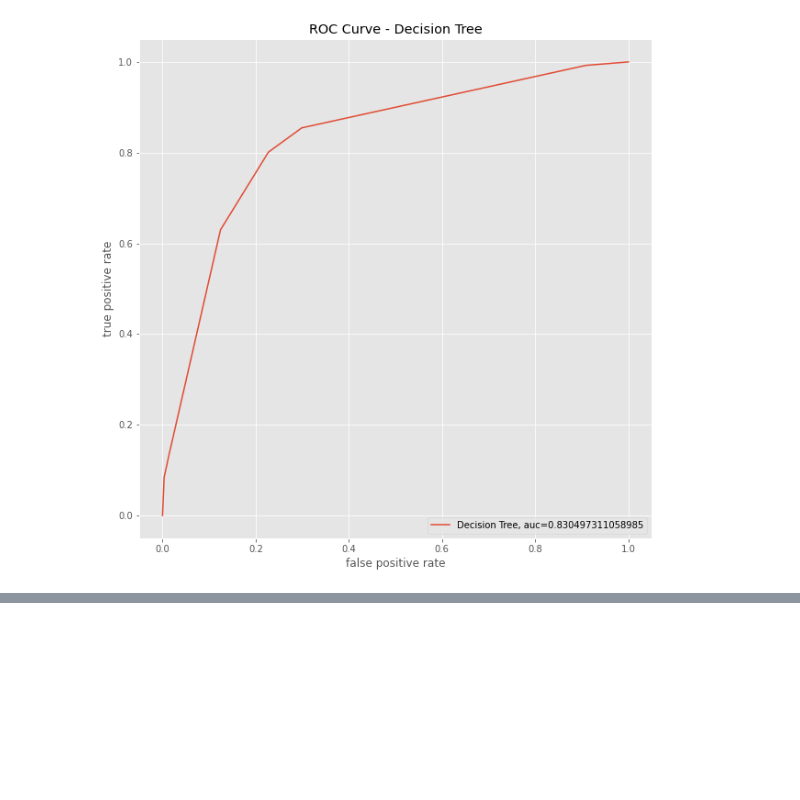
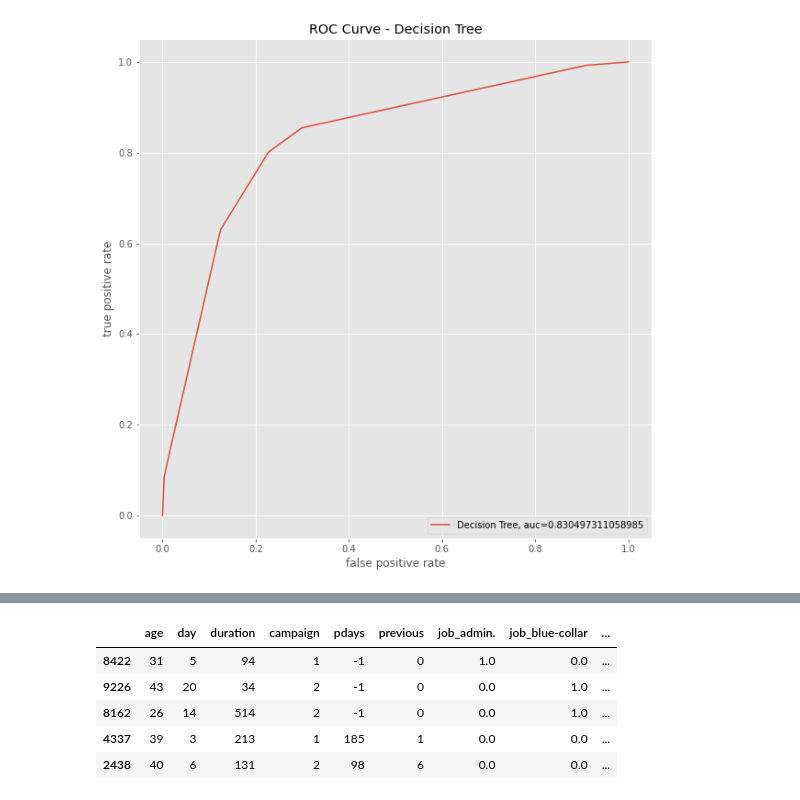
Before and after one commit to annisasuciati/Classification-Bank-Marketing, a Jupyter notebook: Classification_Bank_Marketing.ipynb, the cells around one changed output, grey strips where cells are left out. Saved outputs shown, nothing was run; the diff lists cells and outputs as text; code cells hidden in the pictures; blank space fills up the shorter version.

```diff
--- a/Classification_Bank_Marketing.ipynb
+++ b/Classification_Bank_Marketing.ipynb
@@ -298,0 +380,15 @@ plt.show()
+# %%
+# Create Datafame Contains Fature and Result of prediction
+df_compare = X_test.copy()
+df_compare['ActualClass'] = y_test
+df_compare['DecisonTree'] = y_pred_dtc
+df_compare['NaiveBayes'] = y_pred_gnb
+# %%
+df_compare.head()
+# %% [output]
+|  | age | day | duration | campaign | pdays | previous | job_admin. | job_blue-collar | ... |
+| 8422 | 31 | 5 | 94 | 1 | -1 | 0 | 1.0 | 0.0 | ... |
+| 9226 | 43 | 20 | 34 | 2 | -1 | 0 | 0.0 | 1.0 | ... |
+| 8162 | 26 | 14 | 514 | 2 | -1 | 0 | 0.0 | 1.0 | ... |
+| 4337 | 39 | 3 | 213 | 1 | 185 | 1 | 0.0 | 0.0 | ... |
+| 2438 | 40 | 6 | 131 | 2 | 98 | 6 | 0.0 | 0.0 | ... |
```
Also changed, not shown: parts of 6 cells of this notebook.
